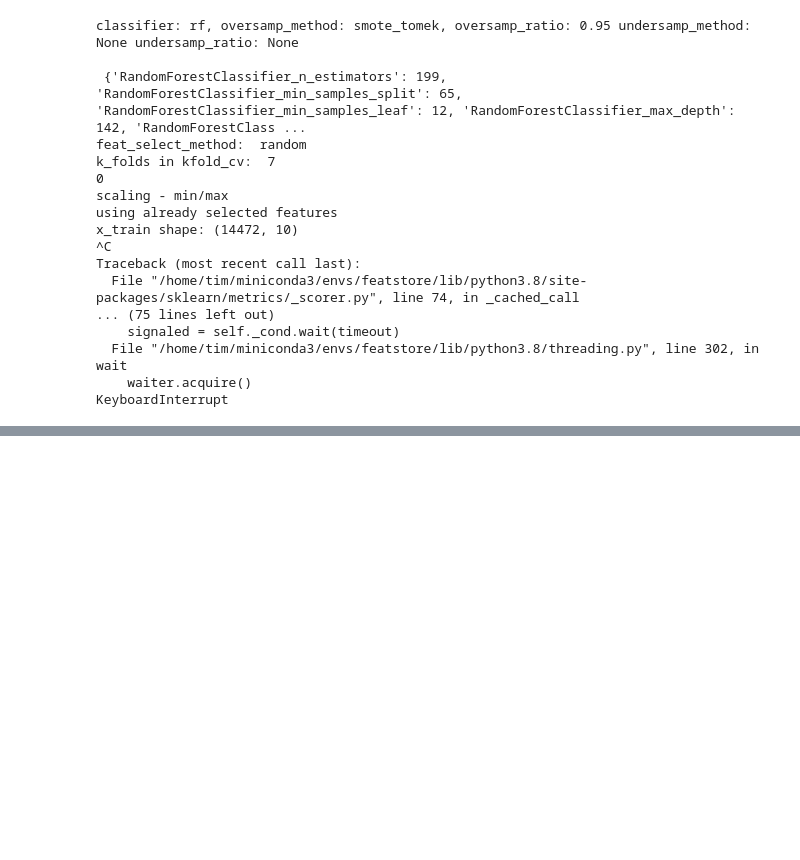
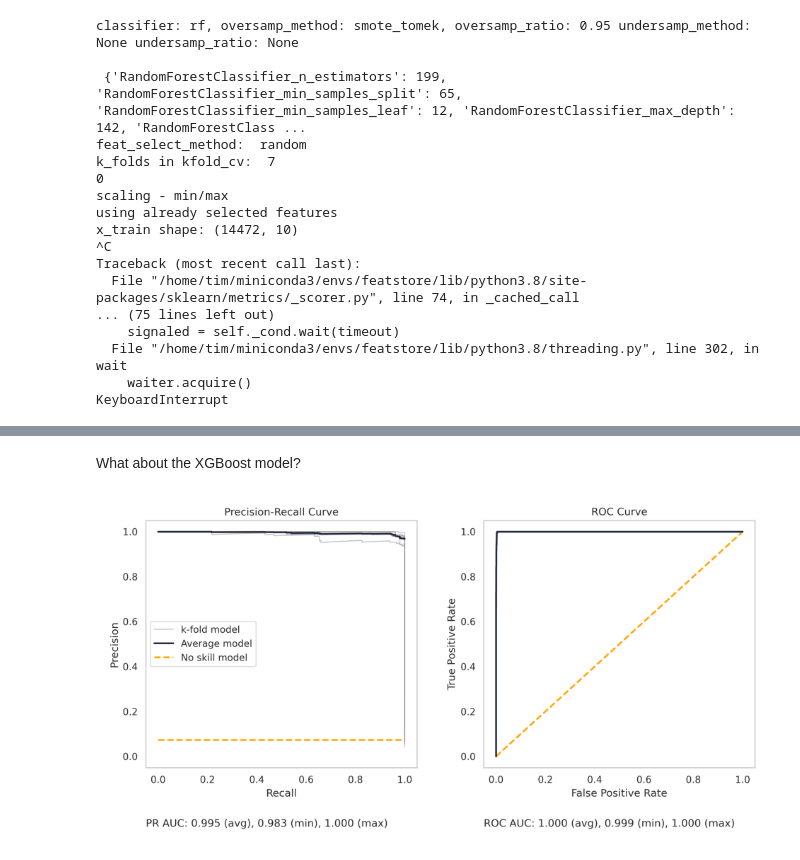
Before and after one commit to tvhahn/tspipe, a Jupyter notebook: notebooks/milling-reproduction.ipynb, the cells around one changed output, grey strips where cells are left out. Drawn from its saved outputs; the diff is of its cells as text; code cells hidden in the pictures; blank space fills up the shorter version.

```diff
--- a/notebooks/milling-reproduction.ipynb
+++ b/notebooks/milling-reproduction.ipynb
@@ -428,0 +496,6 @@ KeyboardInterrupt
+# %% [markdown]
+What about the XGBoost model?
+# %%
+display_model_curves(file_list, model_type="xgb")
+# %% [output]
+[figure, added]
```
Also changed, not shown: parts of 10 cells of this notebook.
